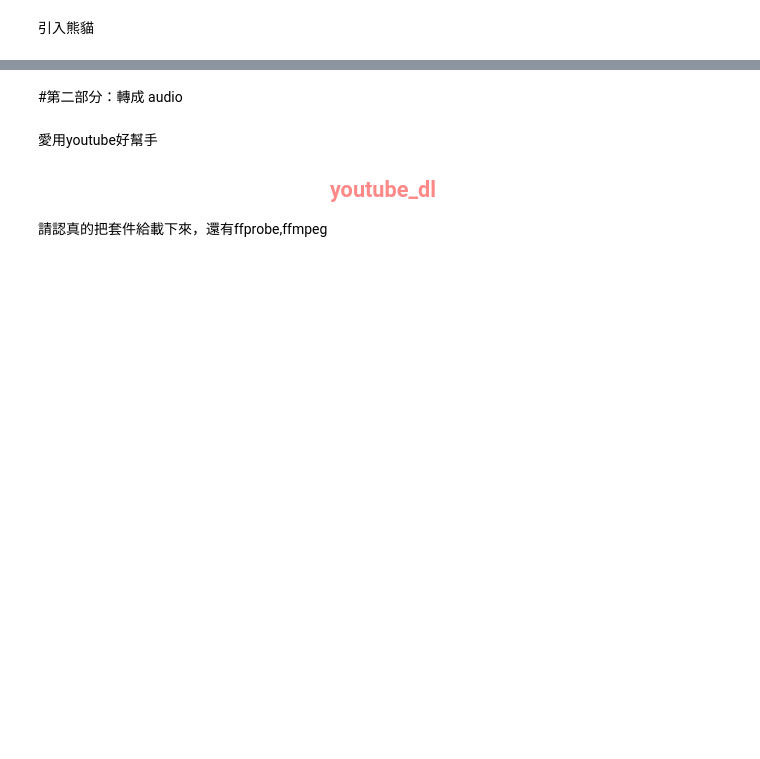
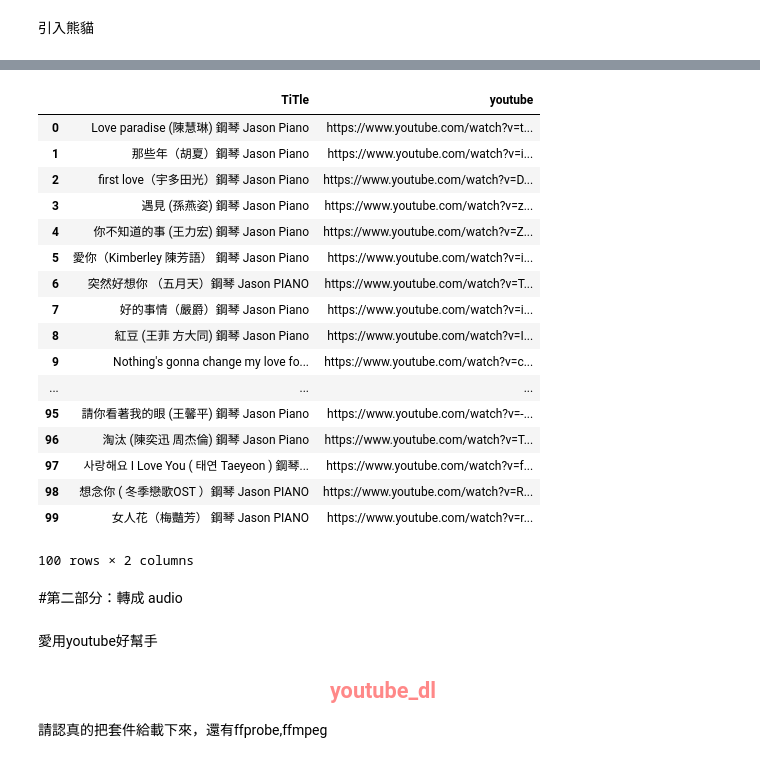
Before and after one commit to datasci-info/PyCon2015-Crawlers, a Jupyter notebook: ACrawlerADay/20150424youtube/mingyi/20150424youtube.ipynb, the cells around one changed output, grey strips where cells are left out. Cells and saved outputs as stored; diff of their text form; code cells hidden in the pictures; blank space fills up the shorter version.

```diff
--- a/ACrawlerADay/20150424youtube/mingyi/20150424youtube.ipynb
+++ b/ACrawlerADay/20150424youtube/mingyi/20150424youtube.ipynb
@@ -120,0 +120,3 @@ dfs
+# %%
+IND=filter(lambda y: y%2==0,dfs.index)
+IND
@@ -121,3 +141,26 @@ dfs
+# %%
+df=dfs.iloc[IND]
+df.index=range(100)
+df
+# %% [output]
+|  | TiTle | youtube |
+| 0 | Love paradise (陳慧琳) 鋼琴 Jason Piano | https://www.youtube.com/watch?v=t... |
+| 1 | 那些年（胡夏）鋼琴 Jason Piano | https://www.youtube.com/watch?v=i... |
+| 2 | first love（宇多田光）鋼琴 Jason Piano | https://www.youtube.com/watch?v=D... |
+| 3 | 遇見 (孫燕姿) 鋼琴 Jason Piano | https://www.youtube.com/watch?v=z... |
+| 4 | 你不知道的事 (王力宏) 鋼琴 Jason Piano | https://www.youtube.com/watch?v=Z... |
+| 5 | 愛你（Kimberley 陳芳語） 鋼琴 Jason Piano | https://www.youtube.com/watch?v=i... |
+| 6 | 突然好想你 （五月天）鋼琴 Jason PIANO | https://www.youtube.com/watch?v=T... |
+| 7 | 好的事情（嚴爵）鋼琴 Jason Piano | https://www.youtube.com/watch?v=i... |
+| 8 | 紅豆 (王菲 方大同) 鋼琴 Jason Piano | https://www.youtube.com/watch?v=I... |
+| 9 | Nothing's gonna change my love fo... | https://www.youtube.com/watch?v=c... |
+| ... | ... | ... |
+| 95 | 請你看著我的眼 (王馨平) 鋼琴 Jason Piano | https://www.youtube.com/watch?v=-... |
+| 96 | 淘汰 (陳奕迅 周杰倫) 鋼琴 Jason Piano | https://www.youtube.com/watch?v=T... |
+| 97 | 사랑해요 I Love You ( 태연 Taeyeon ) 鋼琴... | https://www.youtube.com/watch?v=f... |
+| 98 | 想念你 ( 冬季戀歌OST ）鋼琴 Jason PIANO | https://www.youtube.com/watch?v=R... |
+| 99 | 女人花（梅豔芳） 鋼琴 Jason PIANO | https://www.youtube.com/watch?v=r... |
+100 rows × 2 columns
 # %% [markdown]
 #第二部分：轉成 audio
 # %% [markdown]
```
Also changed, not shown: parts of 21 cells of this notebook.
